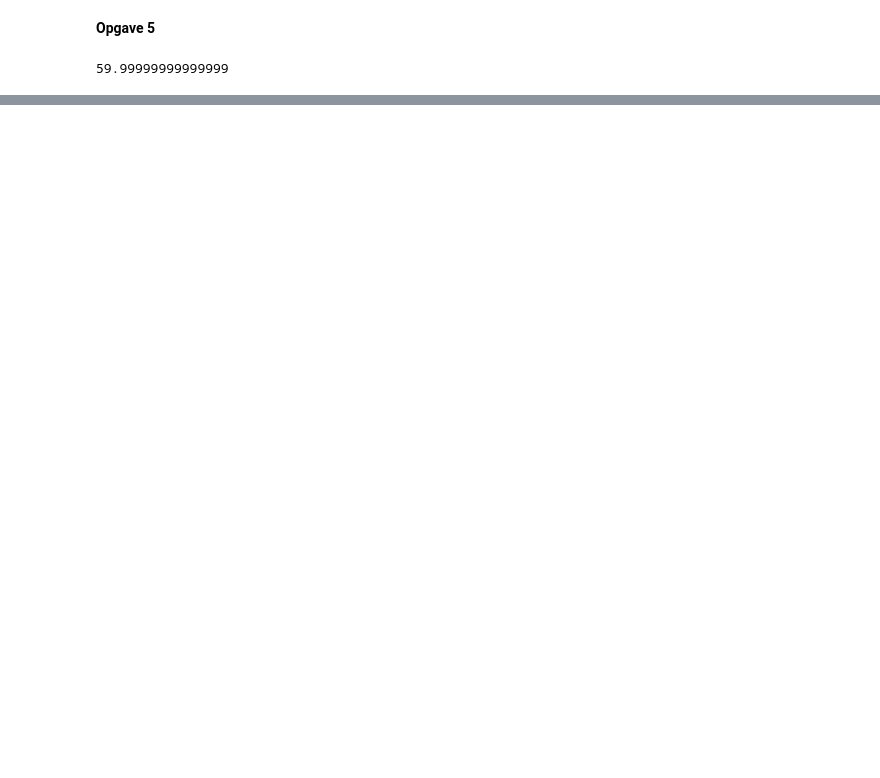
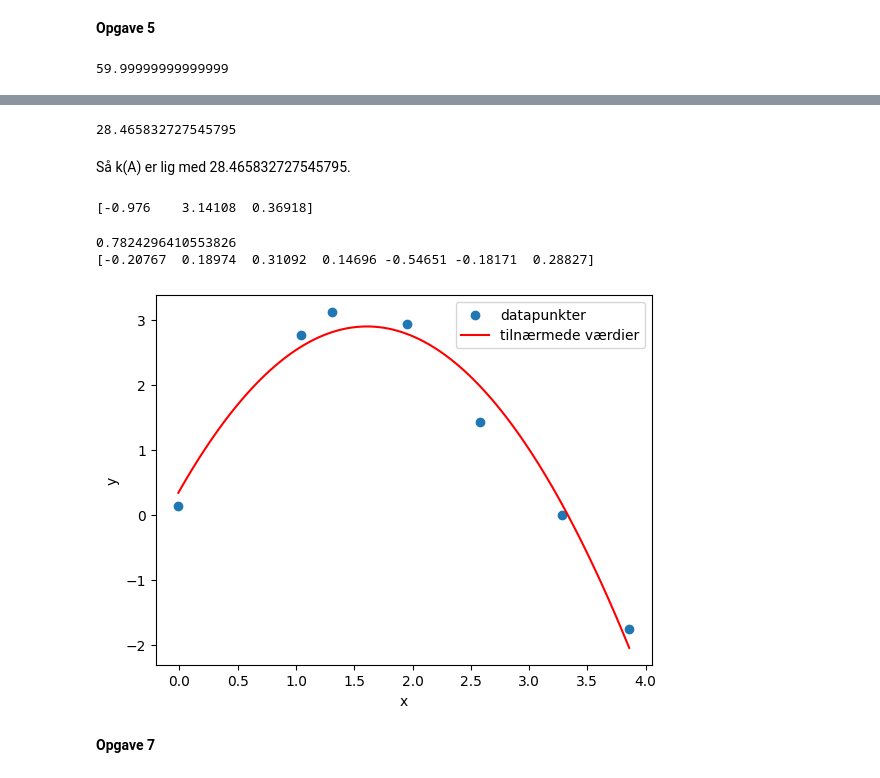
Before and after one commit to friisjen/NumLA, a Jupyter notebook: Sommer 2022.ipynb, the cells around one changed output, grey strips where cells are left out. Drawn from its saved outputs; the diff is of its cells as text; code cells hidden in the pictures; blank space fills up the shorter version.

```diff
--- a/Sommer 2022.ipynb
+++ b/Sommer 2022.ipynb
@@ -37,0 +208,8 @@ Vi ser at søjle 0, 1, 2 har pivot elementer, men søjle 3 har ingen. Derfor er
+# %%
+# delopgave a)
+
+x = [-0.01, 1.04, 1.31, 1.95, 2.58, 3.28, 3.86]
+y = [0.13, 2.77, 3.12, 2.93, 1.43, -0.01, -1.76]
+
+A = np.vander(x, 3)
+print(A)
@@ -37,0 +226,4 @@ Vi ser at søjle 0, 1, 2 har pivot elementer, men søjle 3 har ingen. Derfor er
+# %%
+# delopgave b)
+
+U, s, Vt = np.linalg.svd(A, full_matrices=False)
@@ -37,0 +263,42 @@ Vi ser at søjle 0, 1, 2 har pivot elementer, men søjle 3 har ingen. Derfor er
+# %%
+kA = s[0] / s[-1]
+print(kA)
+# %% [output]
+28.465832727545795
+# %% [markdown]
+Så k(A) er lig med 28.465832727545795.
+# %%
+# delopgave c)
+
+# Vi bruger ligning 16.5 til at finde x
+S_inv = np.diag(1 / s)
+pseudo_inv = np.dot(Vt.T, np.dot(S_inv, U.T))
+koefficient = np.dot(pseudo_inv, y)
+
+print(koefficient)
+# %% [output]
+[-0.976    3.14108  0.36918]
+# %%
+# Denne kode findes i afsnit 16.4
+
+restvektor = y - A @ koefficient
+print(np.linalg.norm(restvektor))
+print(restvektor)
+# %% [output]
+0.7824296410553826
+[-0.20767  0.18974  0.31092  0.14696 -0.54651 -0.18171  0.28827]
+# %%
+values = np.linspace(min(x), max(x), 100)
+new_A = np.vander(values, 3)
+plot = np.dot(new_A, koefficient)
+
+plt.scatter(x, y, label='datapunkter')
+plt.plot(values, plot, color='red', label='tilnærmede værdier')
+plt.xlabel('x')
+plt.ylabel('y')
+plt.legend()
+plt.show()
+# %% [output]
+[figure, added]
+# %% [markdown]
+**Opgave 7**
```
Also changed, not shown: parts of 37 cells of this notebook, 3 other files.
